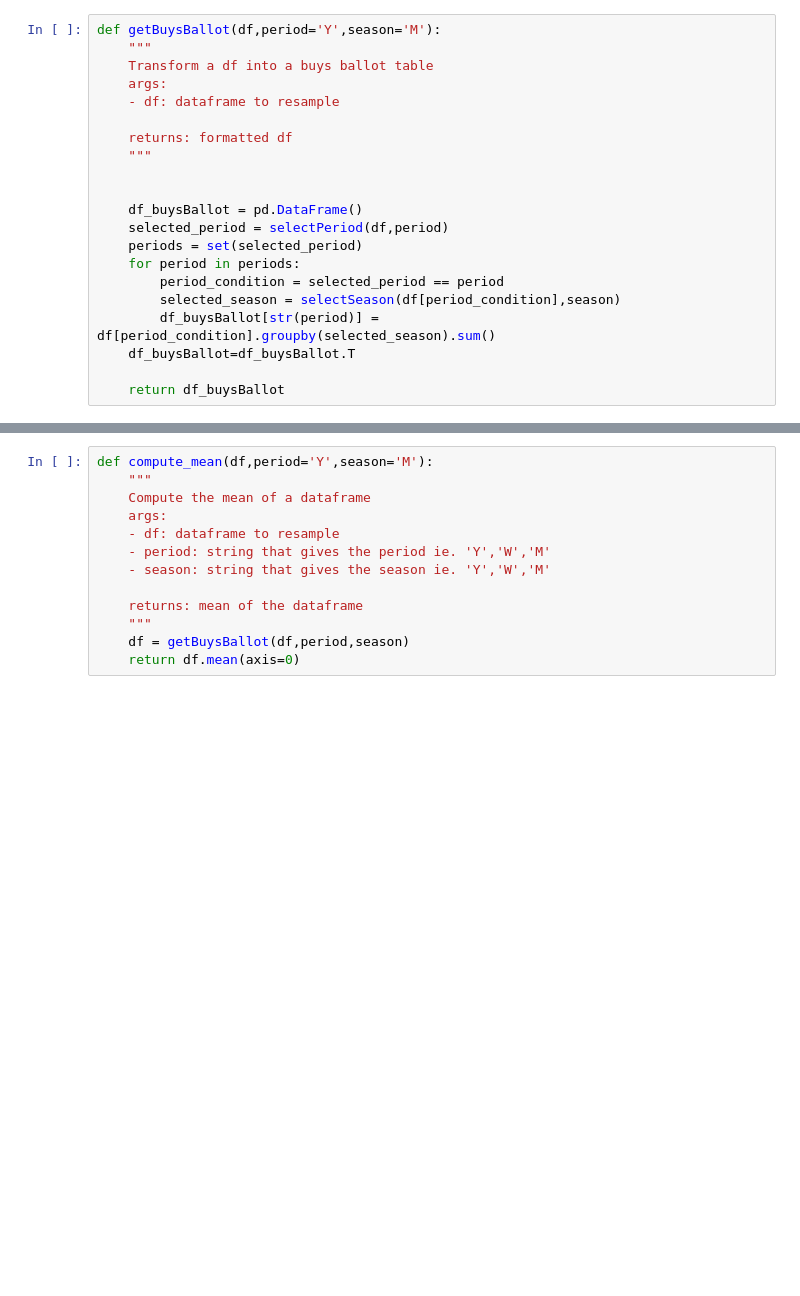
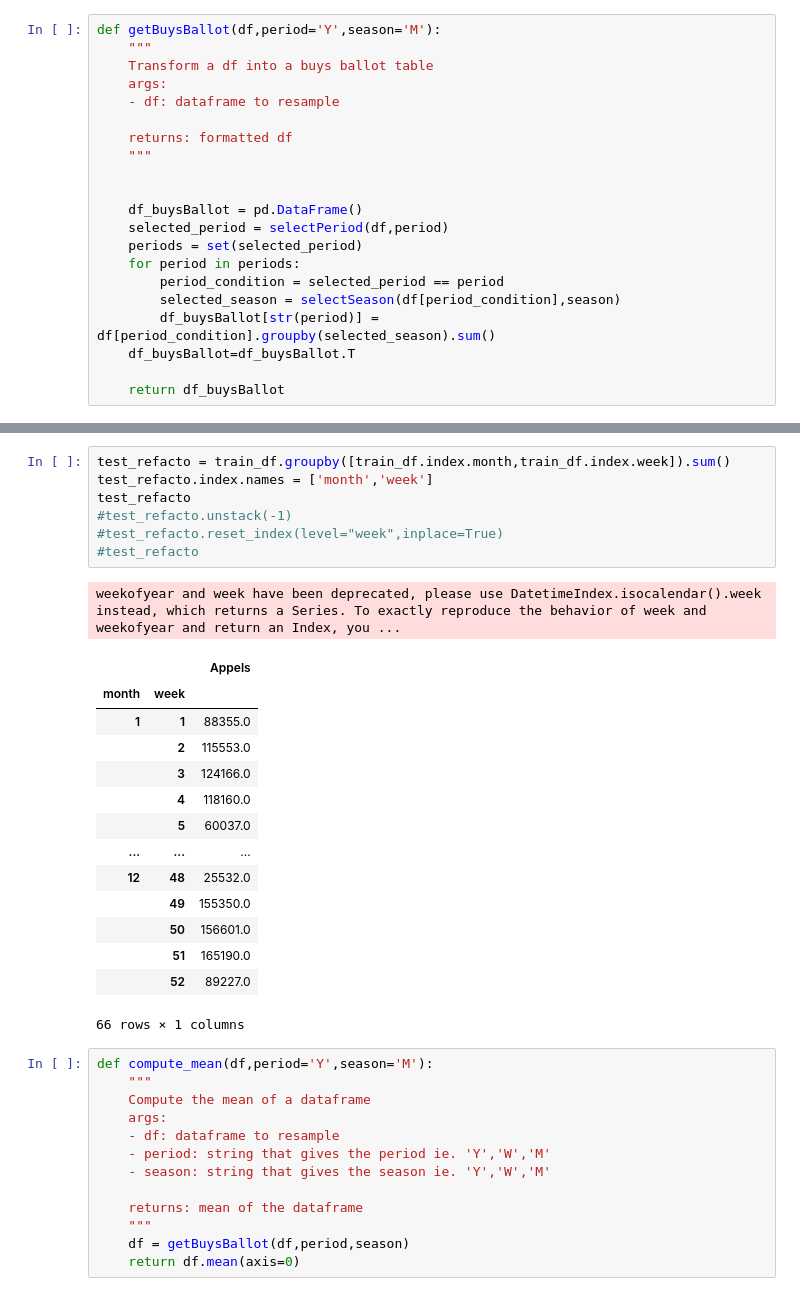
Before and after one commit to GabrielTruong/tsa_decomposition, a Jupyter notebook: model_type.ipynb, the cells around one changed output, grey strips where cells are left out. Drawn from its saved outputs; the diff is of its cells as text; blank space fills up the shorter version.

```diff
--- a/model_type.ipynb
+++ b/model_type.ipynb
@@ -135,3 +219,26 @@ def getBuysBallot(df,period='Y',season='M'):
+# %%
+test_refacto = train_df.groupby([train_df.index.month,train_df.index.week]).sum()
+test_refacto.index.names = ['month','week']
+test_refacto
+#test_refacto.unstack(-1)
+#test_refacto.reset_index(level="week",inplace=True)
+#test_refacto
+# %% [output]
+weekofyear and week have been deprecated, please use DatetimeIndex.isocalendar().week instead, which returns a Series. To exactly reproduce the behavior of week and weekofyear and return an Index, you ...
+|  |  | Appels |
+| month | week |  |
+| 1 | 1 | 88355.0 |
+|  | 2 | 115553.0 |
+|  | 3 | 124166.0 |
+|  | 4 | 118160.0 |
+|  | 5 | 60037.0 |
+| ... | ... | ... |
+| 12 | 48 | 25532.0 |
+|  | 49 | 155350.0 |
+|  | 50 | 156601.0 |
+|  | 51 | 165190.0 |
+|  | 52 | 89227.0 |
+66 rows × 1 columns
 # %%
 def compute_mean(df,period='Y',season='M'):
     """
```
Also changed, not shown: parts of 4 cells of this notebook.
